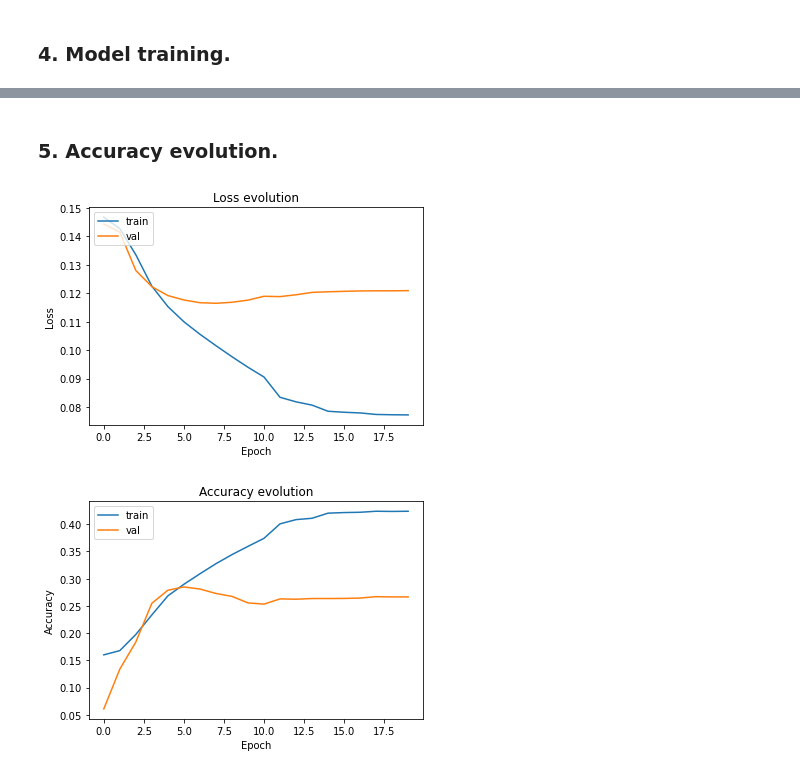
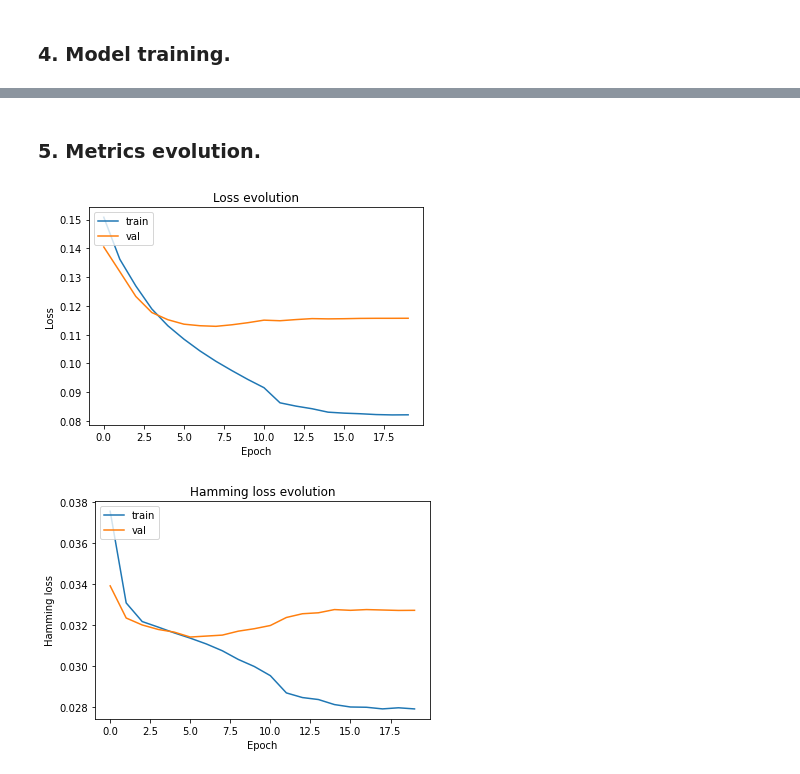
Before and after one commit to RaulMoldes/SMTSC, a Jupyter notebook: sentiment_analysis.ipynb, the cells around one changed output, grey strips where cells are left out. Cells and saved outputs as stored; diff of their text form; code cells hidden in the pictures.

```diff
--- a/sentiment_analysis.ipynb
+++ b/sentiment_analysis.ipynb
@@ -46,7 +46,7 @@ print(f"Test size: {len(TEST_DATA)}")
 # MODEL PARAMS
 BATCH_SIZE=32
 VOCAB_SIZE=10000
-SEQUENCE_LENGTH=128
+SEQUENCE_LENGTH=250
 EMBEDDING_DIM=100
 D_FF=1024
 NUM_HEADS=12
@@ -320,6 +320,9 @@ class TransformerEncoder(tf.keras.layers.Layer):
 # %% [markdown]
 ### 3. Final model.
 # %%
+
+
+
 encoder_input=tf.keras.layers.Input(shape=(None,), dtype="int32", name="input")
 
 x = Embeddings(SEQUENCE_LENGTH,VOCAB_SIZE,EMBEDDING_DIM)(encoder_input)
@@ -328,9 +331,14 @@ for _ in range(NUM_LAYERS):
 
   x=TransformerEncoder(EMBEDDING_DIM,D_FF,NUM_HEADS)(x)
 
+# Global average pooling to aggregate sequence information
+
+x = tf.keras.layers.GlobalMaxPooling1D()(x)
+
 x = tf.keras.layers.Flatten()(x)
-output=tf.keras.layers.Dense(len(CATEGORIES), activation="sigmoid")(x)
 
+# Output layer (one dense layer per target label)
+output = tf.keras.layers.Dense(27, activation="sigmoid")(x)
 transformer = tf.keras.Model(
     encoder_input, output, name="transformer"
 )
@@ -368,7 +380,6 @@ reduce_lr = tf.keras.callbacks.ReduceLROnPlateau(monitor='val_loss', factor=0.2,
 # %%
-
-transformer.compile(loss=tf.keras.losses.BinaryCrossentropy(name='binary_crossentropy'),
-              metrics=['accuracy', 'AUC'],
+transformer.compile(loss=tf.keras.losses.BinaryCrossentropy(),
+              metrics=['hamming_loss', 'AUC'],
               optimizer=tf.keras.optimizers.Adam(learning_rate=0.0001, decay=1e-6))
 # %% [markdown]
 ### 4. Model training.
@@ -399,5 +410,5 @@ Epoch 20/20
 # %% [markdown]
-### 5. Accuracy evolution.
+### 5. Metrics evolution.
 # %%
 import matplotlib.pyplot as plt
 plt.plot(history.history['loss'])
@@ -409,18 +420,18 @@ plt.xlabel('Epoch')
 plt.legend(['train', 'val'], loc='upper left')
 plt.show()
 # %% [output]
-[figure, old version]
+[figure, new version]
 # %%
-plt.plot(history.history['accuracy'])
-plt.plot(history.history['val_accuracy'])
+plt.plot(history.history['hamming_loss'])
+plt.plot(history.history['val_hamming_loss'])
 
-plt.title('Accuracy evolution')
-plt.ylabel('Accuracy')
+plt.title('Hamming loss evolution')
+plt.ylabel('Hamming loss')
 plt.xlabel('Epoch')
 plt.legend(['train', 'val'], loc='upper left')
 plt.show()
 # %% [output]
-[figure, old version]
+[figure, new version]
 # %%
 evaluation = transformer.evaluate(test_dataset.batch(1))
 print("Done")
```
Also changed, not shown: parts of 5 cells of this notebook, 4 other files.
